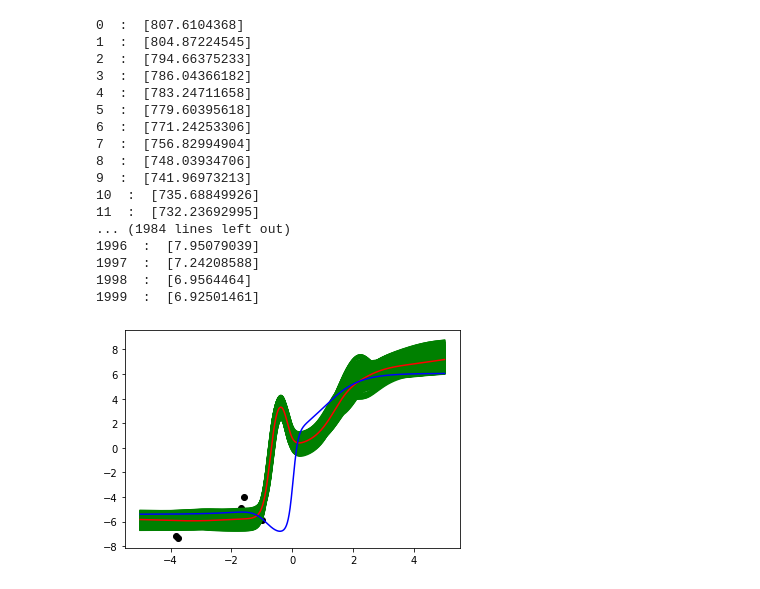
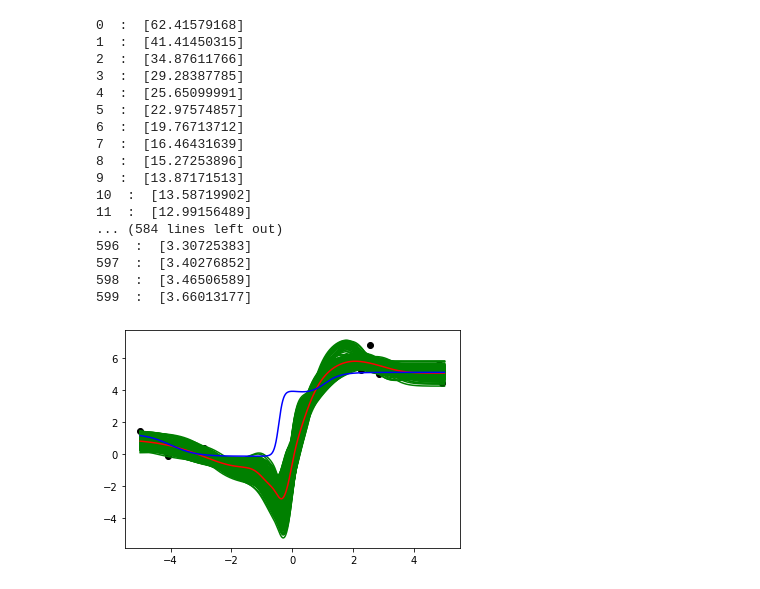
Before and after one commit to sy-eng/mosyamosya, a Jupyter notebook: bayesDL/chapter5/fig5_2_b.ipynb, the cells around one changed output. Cells and saved outputs as stored; diff of their text form; code cells hidden in the pictures.

```diff
--- a/bayesDL/chapter5/fig5_2_b.ipynb
+++ b/bayesDL/chapter5/fig5_2_b.ipynb
@@ -15,15 +15,15 @@ trainSigmaY2 = 1.0
 trainHiddenLayerNum = 5
 
 learningSigmaW2 = 9.0
-learningSigmaY2 = 1.0
+learningSigmaY2 = 0.25
 learningHiddenLayerNum = 8
 
 prevError = sys.float_info.max
 
 # Parameters for HMC
-learningNum = 1000
-sampleNum = 1000
-epsilon = 0.0002
+learningNum = 300
+sampleNum = 300
+epsilon = 0.002
 epsilonU = epsilon
 epsilonP = epsilon
 #epsilonU = 0.0002
@@ -121,9 +121,9 @@ for i in range(sampleNum + learningNum):
         # Step 1 : Sample p.
         p1 = []
         for k in range(learningHiddenLayerNum):
-            p1.append(np.random.normal(loc = 0, scale = np.sqrt(learningSigmaW2), size = 2))
+            p1.append(np.random.normal(loc = 0, scale = 1.0, size = 2))
         p1 = np.array(p1)
-        p2 = np.random.normal(loc = 0, scale = np.sqrt(learningSigmaW2), size = learningHiddenLayerNum + 1)
+        p2 = np.random.normal(loc = 0, scale = 1.0, size = learningHiddenLayerNum + 1)
         p1Init = np.ravel(p1)
         p2Init = np.array(p2)
 
@@ -178,51 +178,48 @@ for i in range(sampleNum + learningNum):
         if np.exp(min(0, logR)) >= threshold:
             # Accepted
             learningWh1 = tmpW1
             learningWh2 = tmpW2
 
             rejectedFlag = False
 
     if i >= learningNum:
         tmpYs = []
         for x in originalXs:
             learningNN.setX(x)
             tmpYs.append(learningNN.getA2data())
         sampledYs.append(tmpYs)
 
     print(i, " : ", ew)
 
-# For debug
-#    break
-
 sampledYsT = np.array(sampledYs).T
 mapYs = []
 for ys in sampledYsT:
     mapYs.append(np.sum(ys) / len(ys))
 
 ax = fig.add_subplot(1, 1, 1)
 for ys in sampledYs:
     plt.plot(originalXs, ys, color = "green")
 plt.plot(originalXs, mapYs, color = "red")
 plt.scatter(trainXs, trainYs, color = "black")
 plt.plot(originalXs, originalYs, color = "blue")
 
 plt.show()
 # %% [output]
-0  :  [807.6104368]
-1  :  [804.87224545]
-2  :  [794.66375233]
-3  :  [786.04366182]
-4  :  [783.24711658]
-5  :  [779.60395618]
-6  :  [771.24253306]
-7  :  [756.82994904]
-8  :  [748.03934706]
-9  :  [741.96973213]
-10  :  [735.68849926]
-11  :  [732.23692995]
-... (1984 lines left out)
-1996  :  [7.95079039]
-1997  :  [7.24208588]
-1998  :  [6.9564464]
-1999  :  [6.92501461]
+0  :  [62.41579168]
+1  :  [41.41450315]
+2  :  [34.87611766]
+3  :  [29.28387785]
+4  :  [25.65099991]
+5  :  [22.97574857]
+6  :  [19.76713712]
+7  :  [16.46431639]
+8  :  [15.27253896]
+9  :  [13.87171513]
+10  :  [13.58719902]
+11  :  [12.99156489]
+... (584 lines left out)
+596  :  [3.30725383]
+597  :  [3.40276852]
+598  :  [3.46506589]
+599  :  [3.66013177]
-[figure, old version]
+[figure, new version]
```
Also changed, not shown: 1 other file.
